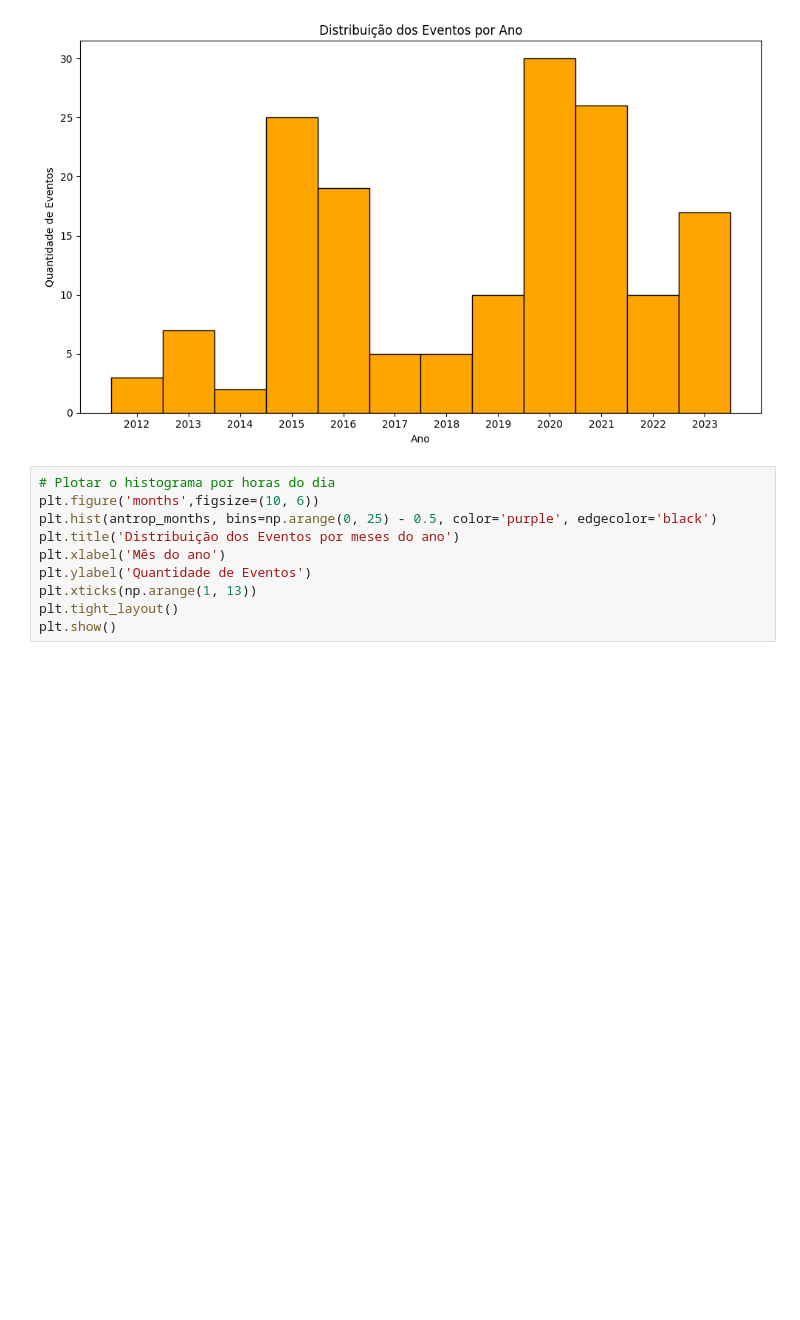
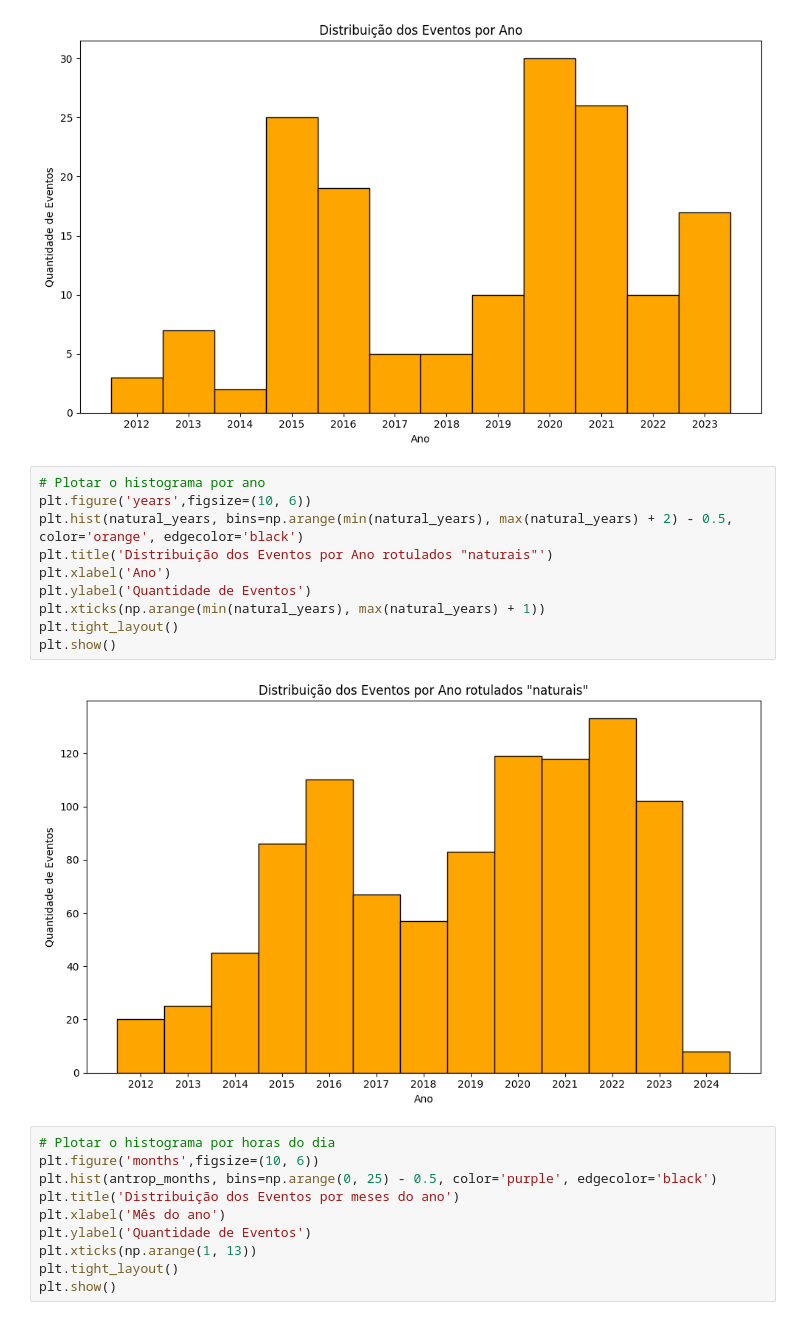
Before and after one commit to Gabriel-Goes/Sismologia_IPT, a Jupyter notebook: jupyternotebooks/validation.ipynb, the cells around one changed output. Drawn from its saved outputs; the diff is of its cells as text; blank space fills up the shorter version.

```diff
--- a/jupyternotebooks/validation.ipynb
+++ b/jupyternotebooks/validation.ipynb
@@ -555,6 +382,18 @@ plt.tight_layout()
 plt.show()
 # %% [output]
 [figure]
+# %%
+# Plotar o histograma por ano
+plt.figure('years',figsize=(10, 6))
+plt.hist(natural_years, bins=np.arange(min(natural_years), max(natural_years) + 2) - 0.5, color='orange', edgecolor='black')
+plt.title('Distribuição dos Eventos por Ano rotulados "naturais"')
+plt.xlabel('Ano')
+plt.ylabel('Quantidade de Eventos')
+plt.xticks(np.arange(min(natural_years), max(natural_years) + 1))
+plt.tight_layout()
+plt.show()
+# %% [output]
+[figure, added]
 # %%
 # Plotar o histograma por horas do dia
 plt.figure('months',figsize=(10, 6))
```
Also changed, not shown: parts of 56 cells of this notebook, 17 other files.
